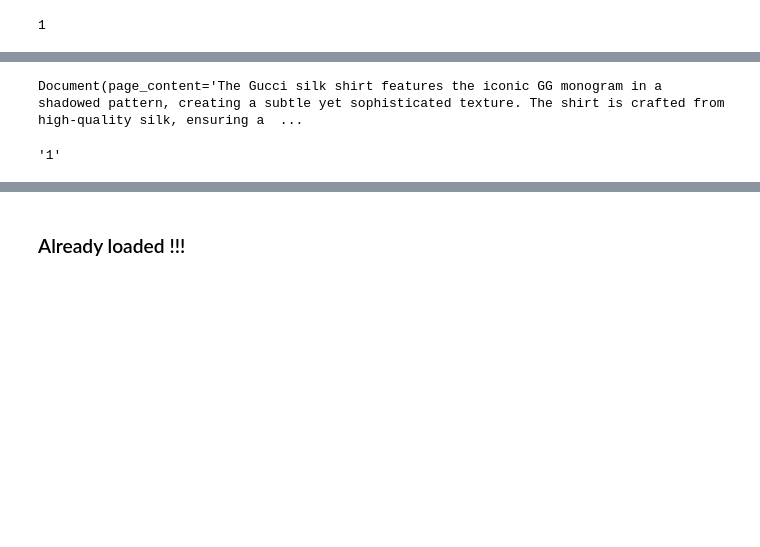
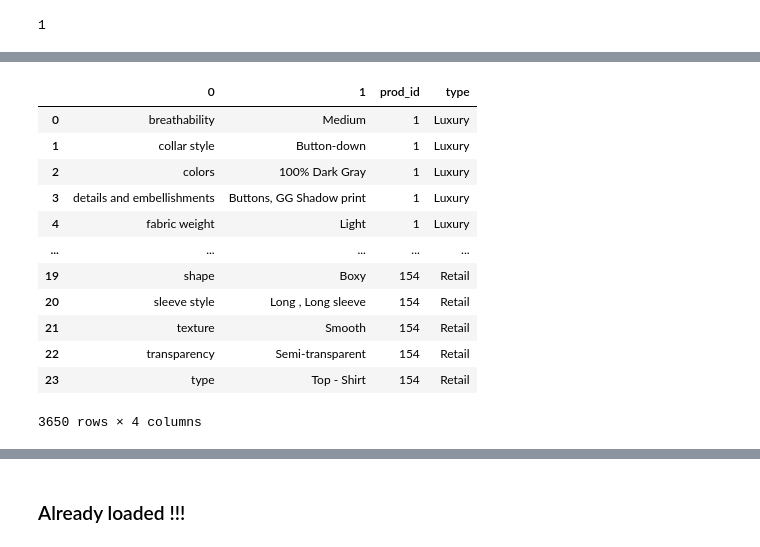
Before and after one commit to JDST10/Fashion, a Jupyter notebook: Chroma/create_chroma_with_chunks.ipynb, the cells around one changed output, grey strips where cells are left out. Drawn from its saved outputs; the diff is of its cells as text; code cells hidden in the pictures; blank space fills up the shorter version.

```diff
--- a/Chroma/create_chroma_with_chunks.ipynb
+++ b/Chroma/create_chroma_with_chunks.ipynb
@@ -179,4 +181,4 @@ df.head(5)
 # %% [markdown]
 ### chunks
 # %%
-df = df[['prod_id', 'Summary','Brand','base64']]._append(df[['prod_id', 'descripcion','Brand','base64']].rename(columns = {'descripcion':'Summary'}),ignore_index=True)
+df = df[['prod_id', 'Summary','descripcion','Brand','base64']]#.append(df[['prod_id','Summary', 'descripcion','Brand','base64']])
@@ -212,0 +246,36 @@ df[ df['base64'].apply(lambda x: len(x)) == 1 ]
+# %%
+final_df = pd.DataFrame()
+
+for index, parent_row in df.iterrows():
+    x = []
+    for row in parent_row.descripcion.split('/'):
+        x.append(row.split(':'))
+
+    temp_dataframe = pd.DataFrame(x)
+    temp_dataframe[0] = temp_dataframe[0].str.lower()
+    temp_dataframe = temp_dataframe.sort_values(by=0)
+    temp_dataframe = temp_dataframe.groupby(0)[1].apply(lambda x: ', '.join(x)).reset_index()
+    temp_dataframe['prod_id'] = parent_row.prod_id
+    temp_dataframe['type'] = parent_row.Type
+
+
+    #temp_dataframe = temp_dataframe.set_index(0).T
+    #temp_dataframe.columns = temp_dataframe.columns.str.lstrip()
+
+    final_df = pd.concat([final_df,temp_dataframe], axis=0)
+# %%
+final_df
+# %% [output]
+|  | 0 | 1 | prod_id | type |
+| 0 | breathability | Medium | 1 | Luxury |
+| 1 | collar style | Button-down | 1 | Luxury |
+| 2 | colors | 100% Dark Gray | 1 | Luxury |
+| 3 | details and embellishments | Buttons, GG Shadow print | 1 | Luxury |
+| 4 | fabric weight | Light | 1 | Luxury |
+| ... | ... | ... | ... | ... |
+| 19 | shape | Boxy | 154 | Retail |
+| 20 | sleeve style | Long , Long sleeve | 154 | Retail |
+| 21 | texture | Smooth | 154 | Retail |
+| 22 | transparency | Semi-transparent | 154 | Retail |
+| 23 | type | Top - Shirt | 154 | Retail |
+3650 rows × 4 columns
@@ -224,11 +311,3 @@ texts = [
     )
     for i in df.index
 ]
-# %%
-texts[0]
-# %% [output]
-Document(page_content='The Gucci silk shirt features the iconic GG monogram in a shadowed pattern, creating a subtle yet sophisticated texture. The shirt is crafted from high-quality silk, ensuring a  ...
-# %%
-texts[0].metadata['doc_id']
-# %% [output]
-'1'
```
Also changed, not shown: parts of 19 cells of this notebook, 12 other files.
